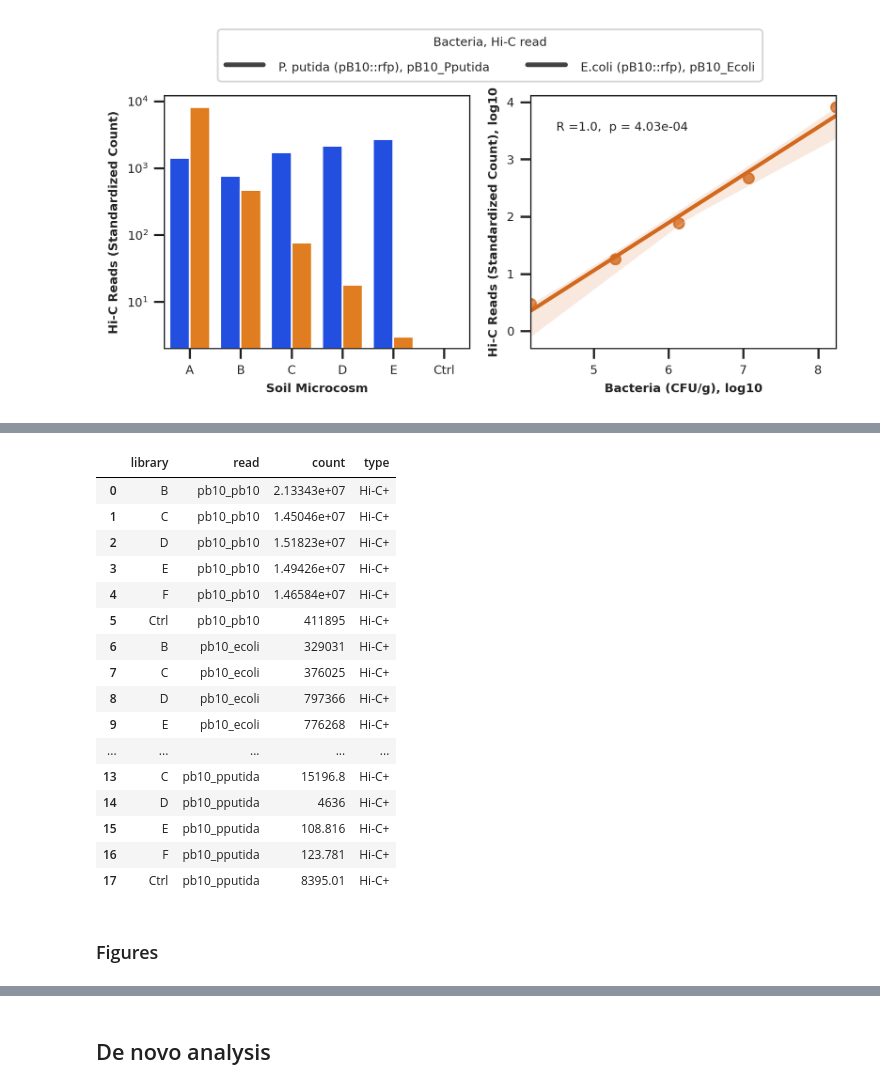
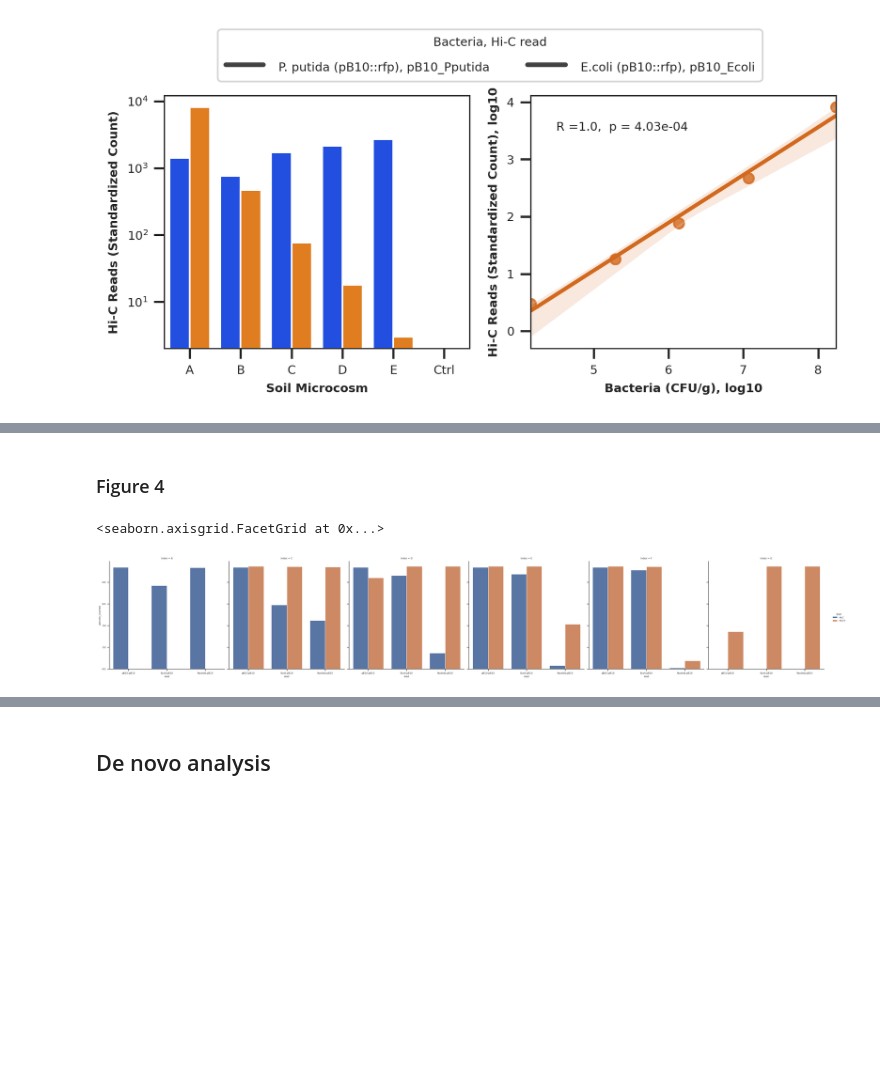
Before and after one commit to scastanedabarba/hic_targetcapture, a Jupyter notebook: data_visualization.ipynb, the cells around one changed output, grey strips where cells are left out. Saved outputs shown, nothing was run; the diff lists cells and outputs as text; code cells hidden in the pictures; blank space fills up the shorter version.

```diff
--- a/data_visualization.ipynb
+++ b/data_visualization.ipynb
@@ -274,20 +245,0 @@ plot_coverage('ctrl1+_plasmid_coverage.csv', ax7, ax8, ax9, 'on')
-# %%
-hicplus
-# %% [output]
-|  | library | read | count | type |
-| 0 | B | pb10_pb10 | 2.13343e+07 | Hi-C+ |
-| 1 | C | pb10_pb10 | 1.45046e+07 | Hi-C+ |
-| 2 | D | pb10_pb10 | 1.51823e+07 | Hi-C+ |
-| 3 | E | pb10_pb10 | 1.49426e+07 | Hi-C+ |
-| 4 | F | pb10_pb10 | 1.46584e+07 | Hi-C+ |
-| 5 | Ctrl | pb10_pb10 | 411895 | Hi-C+ |
-| 6 | B | pb10_ecoli | 329031 | Hi-C+ |
-| 7 | C | pb10_ecoli | 376025 | Hi-C+ |
-| 8 | D | pb10_ecoli | 797366 | Hi-C+ |
-| 9 | E | pb10_ecoli | 776268 | Hi-C+ |
-| ... | ... | ... | ... | ... |
-| 13 | C | pb10_pputida | 15196.8 | Hi-C+ |
-| 14 | D | pb10_pputida | 4636 | Hi-C+ |
-| 15 | E | pb10_pputida | 108.816 | Hi-C+ |
-| 16 | F | pb10_pputida | 123.781 | Hi-C+ |
-| 17 | Ctrl | pb10_pputida | 8395.01 | Hi-C+ |
@@ -403,2 +246,2 @@ data_list[-1]
-# %% [markdown]
-### Figures
+# %% [markdown]
+### Figure 4
@@ -404,0 +306,5 @@ data_list[-1]
+# %%
+sns.catplot(x='read', y='percent_covered', hue='type', data=plot_cov, kind='bar', col='Index')
+# %% [output]
+<seaborn.axisgrid.FacetGrid at 0x...>
+[figure, added]
```
Also changed, not shown: parts of 17 cells of this notebook, 3 other files.
